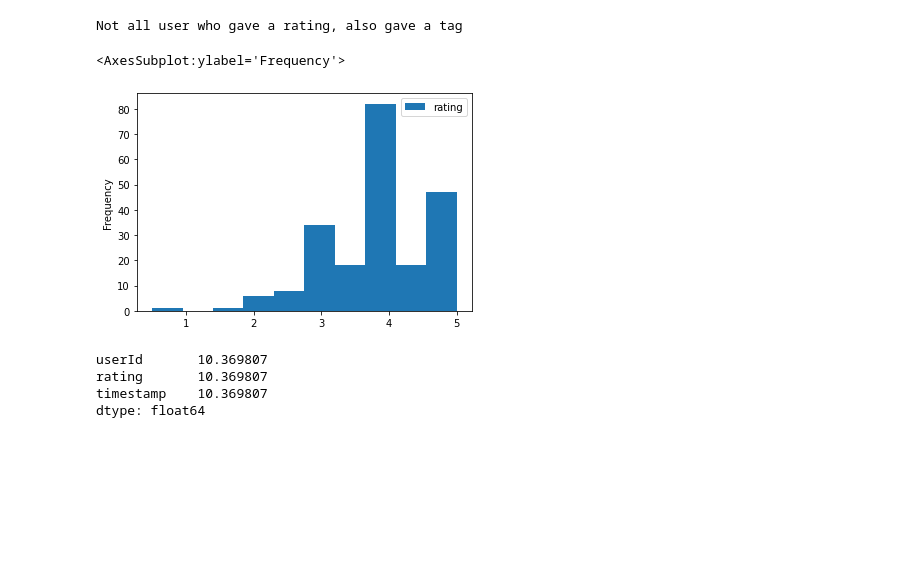
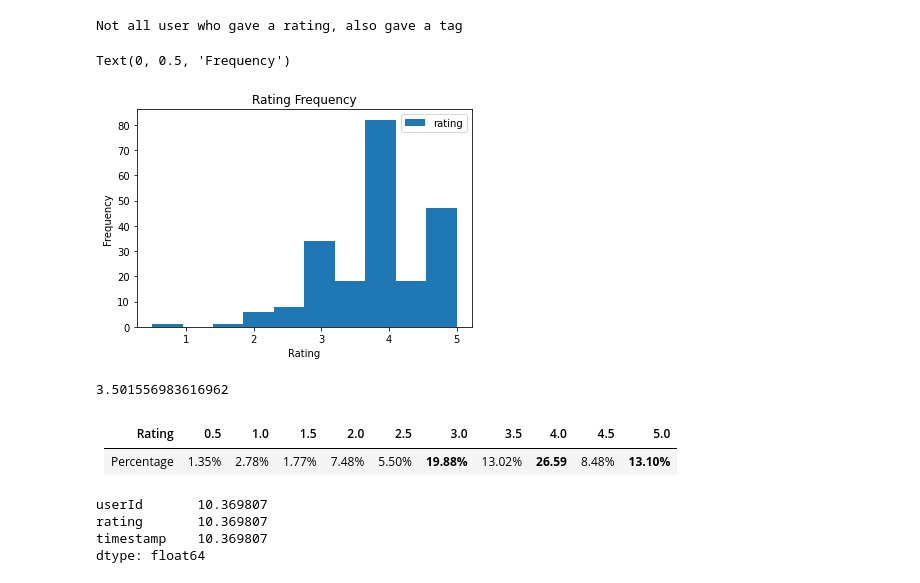
Before and after one commit to Tommyphung1/Creating-Movie-Recommendation-Systems, a Jupyter notebook: exploration_notebook.ipynb, the cells around one changed output. Cells and saved outputs as stored; diff of their text form; code cells hidden in the pictures; blank space fills up the shorter version.

Commit message:
Added text and explainations

```diff
--- a/exploration_notebook.ipynb
+++ b/exploration_notebook.ipynb
@@ -128,10 +128,24 @@ if(len(tags['userId'].unique()) != len(ratings['userId'].unique())):
 # %% [output]
 Not all user who gave a rating, also gave a tag
 # %%
+import matplotlib.pyplot as plt
+
 ratings[['movieId', 'rating']].loc[ratings.movieId == 1].plot(x = 'movieId', y= 'rating', kind='hist')
+plt.title('Rating Frequency')
+plt.xlabel('Rating')
+plt.ylabel('Frequency')
 # %% [output]
-<AxesSubplot:ylabel='Frequency'>
+Text(0, 0.5, 'Frequency')
-[figure, old version]
+[figure, new version]
+# %%
+ratings['rating'].value_counts(normalize= True,ascending= True)
+ratings['rating'].mean()
+# %% [output]
+3.501556983616962
+# %% [markdown]
+| Rating     | 0.5   | 1.0   | 1.5   | 2.0   | 2.5   | 3.0    | 3.5    | 4.0   | 4.5   | 5.0    |
+|------------|-------|-------|-------|-------|-------|--------|--------|-------|-------|--------|
+| Percentage | 1.35% | 2.78% | 1.77% | 7.48% | 5.50% | **19.88%** | 13.02% | **26.59** | 8.48% | **13.10%** |
 # %%
 grouped_movies = ratings.groupby('movieId').count()
 # %%
```
Also changed, not shown: parts of 3 cells of this notebook, 3 other files.
